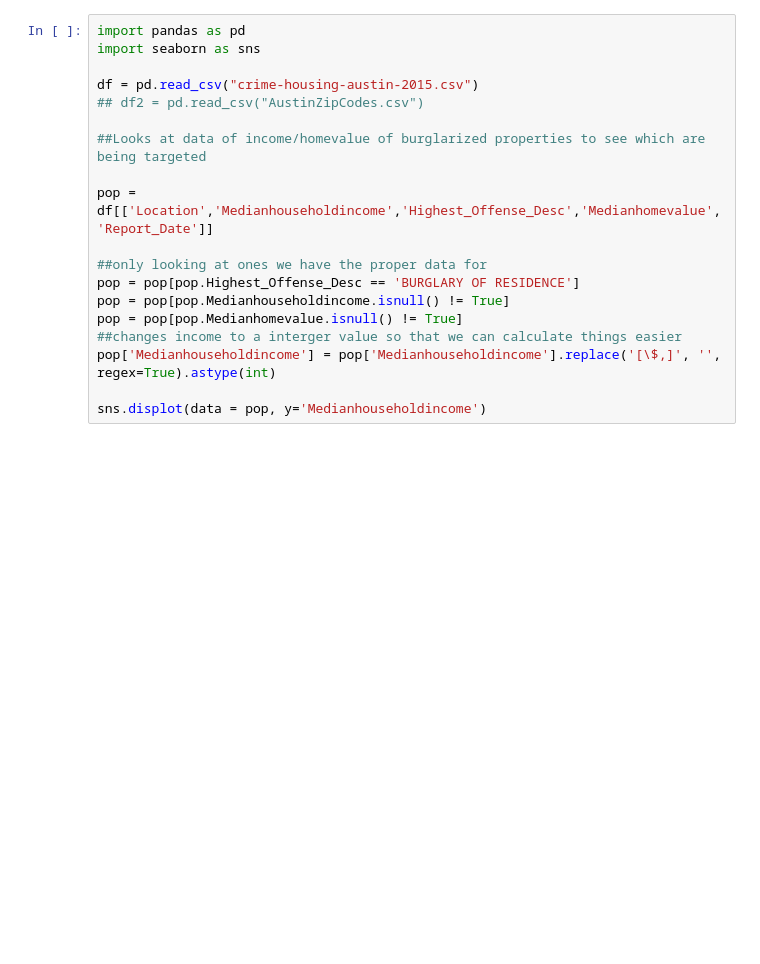
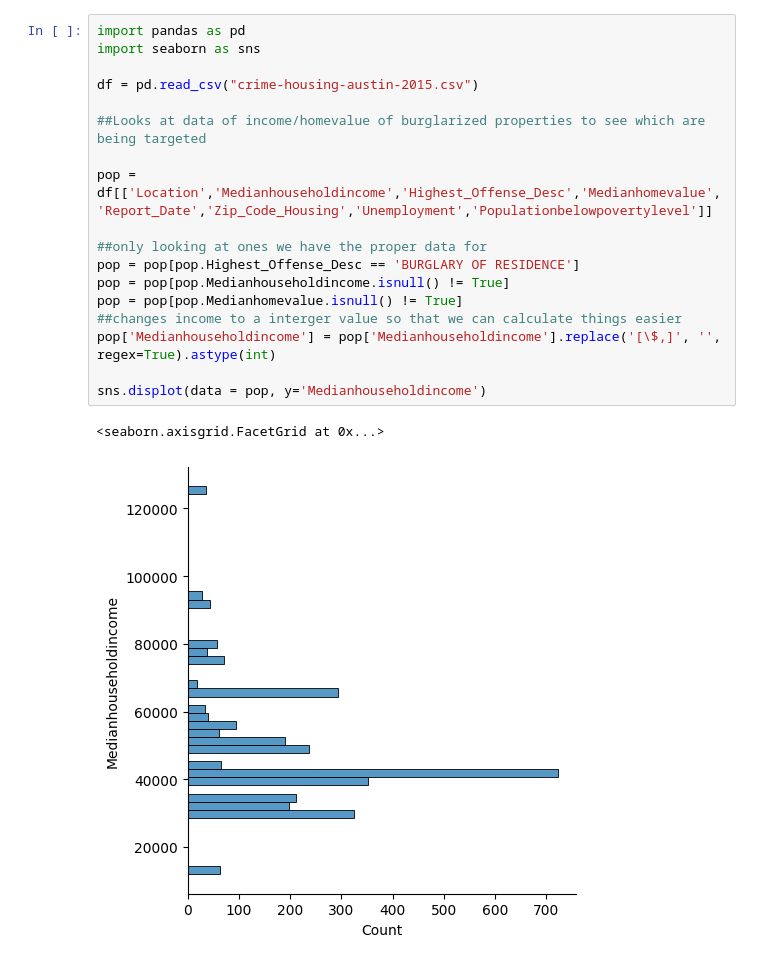
Before and after one commit to Logsterx7/cs5830_project2, a Jupyter notebook: project2.ipynb, the cells around one changed output. Saved outputs shown, nothing was run; the diff lists cells and outputs as text; blank space fills up the shorter version.

```diff
--- a/project2.ipynb
+++ b/project2.ipynb
@@ -1,22 +1,24 @@
 # %%
 import pandas as pd
 import seaborn as sns
 
 df = pd.read_csv("crime-housing-austin-2015.csv")
-## df2 = pd.read_csv("AustinZipCodes.csv")
 
 ##Looks at data of income/homevalue of burglarized properties to see which are being targeted
 
-pop = df[['Location','Medianhouseholdincome','Highest_Offense_Desc','Medianhomevalue','Report_Date']]
+pop = df[['Location','Medianhouseholdincome','Highest_Offense_Desc','Medianhomevalue','Report_Date','Zip_Code_Housing','Unemployment','Populationbelowpovertylevel']]
 
 ##only looking at ones we have the proper data for
 pop = pop[pop.Highest_Offense_Desc == 'BURGLARY OF RESIDENCE']
 pop = pop[pop.Medianhouseholdincome.isnull() != True]
 pop = pop[pop.Medianhomevalue.isnull() != True]
 ##changes income to a interger value so that we can calculate things easier
 pop['Medianhouseholdincome'] = pop['Medianhouseholdincome'].replace('[\$,]', '', regex=True).astype(int)
 
 sns.displot(data = pop, y='Medianhouseholdincome')
+# %% [output]
+<seaborn.axisgrid.FacetGrid at 0x...>
+[figure, added]
 # %%
 ##Compares home values with the amont of crimes that have been committed so we can see that value of those homes that are targeted
 pop['Medianhomevalue'] = pop['Medianhomevalue'].replace('[\$,]', '', regex=True).astype(int)
```
Also changed, not shown: parts of 4 cells of this notebook.
